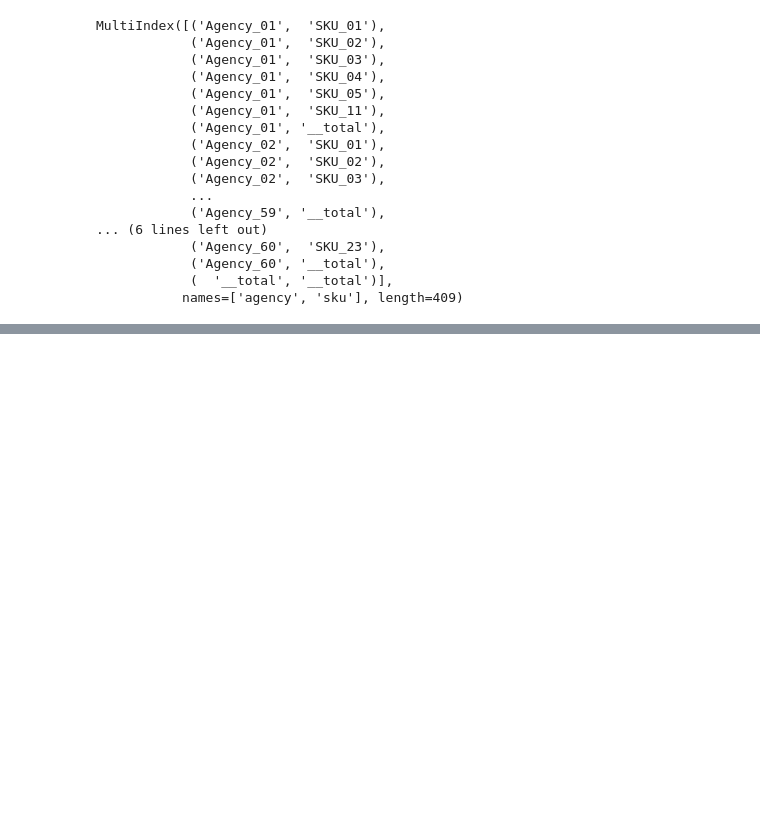
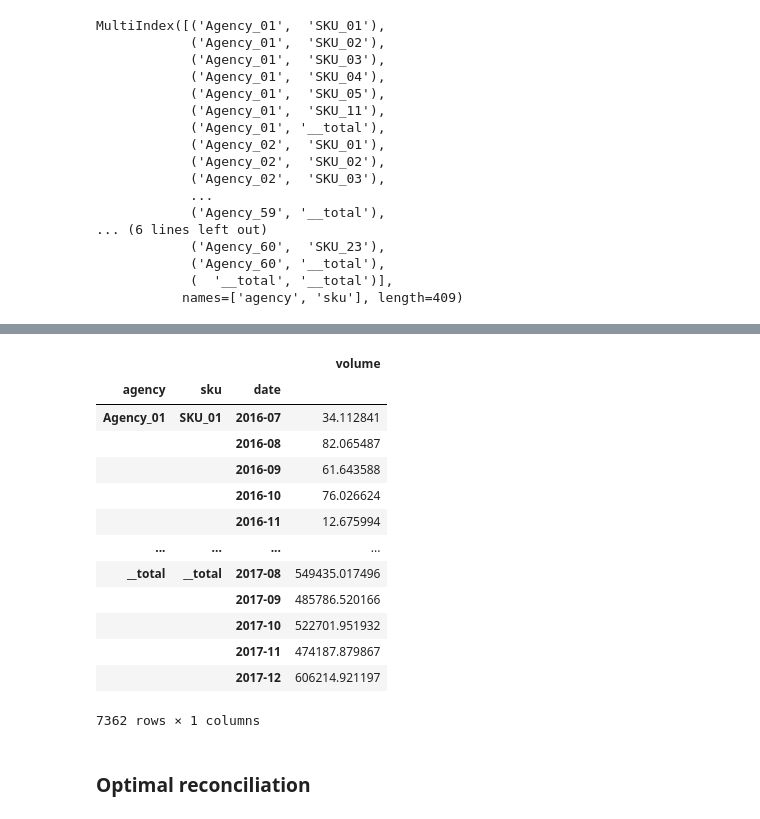
Before and after one commit to sktime/sktime-tutorial-euroscipy2024, a Jupyter notebook: notebooks/02_hierarchical_forecasting.ipynb, the cells around one changed output, grey strips where cells are left out. Cells and saved outputs as stored; diff of their text form; code cells hidden in the pictures; blank space fills up the shorter version.

```diff
--- a/notebooks/02_hierarchical_forecasting.ipynb
+++ b/notebooks/02_hierarchical_forecasting.ipynb
@@ -628,0 +205,5 @@ metric(y_train=y_train, y_true=y_test, y_pred=test_predictions.loc[y_test.index]
+# %%
+model = Prophet()
+
+model.fit(y_train)
+model.predict(fh=test_fh)
@@ -628,0 +219,11 @@ metric(y_train=y_train, y_true=y_test, y_pred=test_predictions.loc[y_test.index]
+# %%
+parallel_config = {
+        "backend:parallel": "joblib",
+        "backend:parallel:params": {"backend": "loky", "n_jobs": -1},
+    }
+# %%
+model = Prophet()
+
+model.set_config(**parallel_config)
+
+model.fit(y_train)
@@ -628,0 +242,3 @@ metric(y_train=y_train, y_true=y_test, y_pred=test_predictions.loc[y_test.index]
+# %%
+y_pred = model.predict(fh=test_fh)
+y_pred
@@ -628,0 +346,22 @@ metric(y_train=y_train, y_true=y_test, y_pred=test_predictions.loc[y_test.index]
+# %%
+Reconciler(method="bu").fit_transform(y_pred)
+Reconciler(method="ols").fit_transform(y_pred)
+Reconciler(method="wls_str").fit_transform(y_pred)
+Reconciler(method="td_fcst").fit_transform(y_pred)
+# %% [output]
+|  |  |  | volume |
+| agency | sku | date |  |
+| Agency_01 | SKU_01 | 2016-07 | 34.112841 |
+|  |  | 2016-08 | 82.065487 |
+|  |  | 2016-09 | 61.643588 |
+|  |  | 2016-10 | 76.026624 |
+|  |  | 2016-11 | 12.675994 |
+| ... | ... | ... | ... |
+| __total | __total | 2017-08 | 549435.017496 |
+|  |  | 2017-09 | 485786.520166 |
+|  |  | 2017-10 | 522701.951932 |
+|  |  | 2017-11 | 474187.879867 |
+|  |  | 2017-12 | 606214.921197 |
+7362 rows × 1 columns
+# %% [markdown]
+### Optimal reconciliation
```
Also changed, not shown: parts of 89 cells of this notebook, 8 other files.
